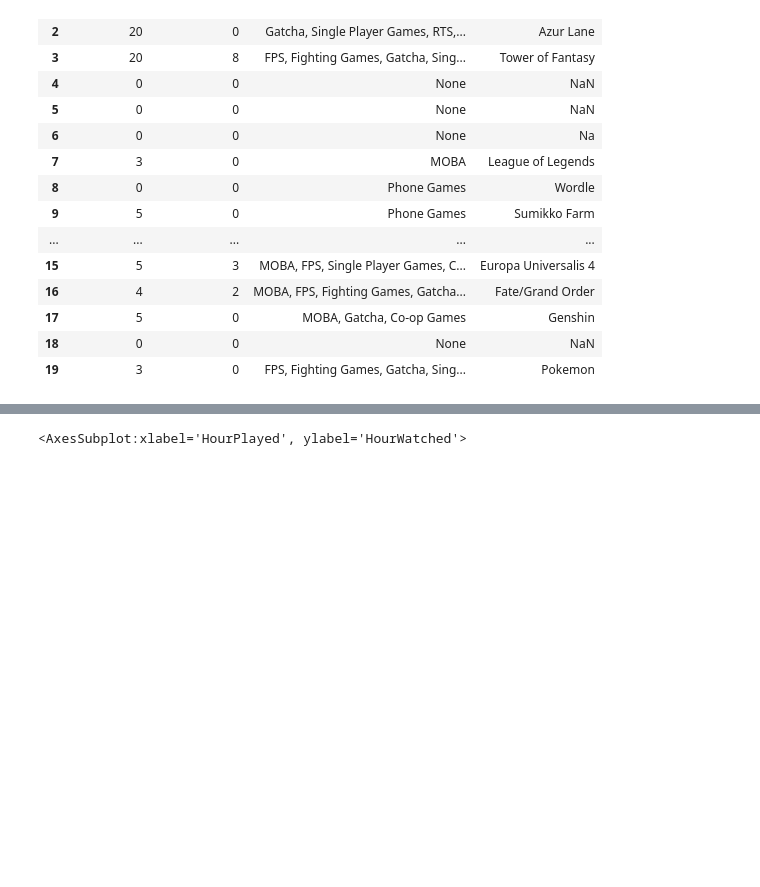
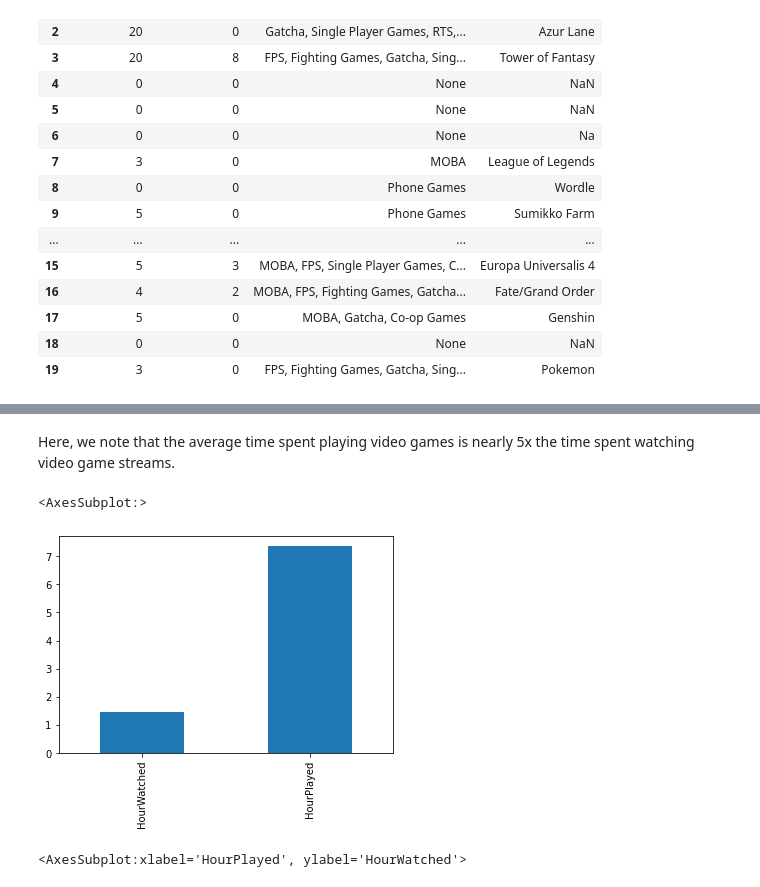
Before and after one commit to ssumachai/CS105-MiniProject, a Jupyter notebook: mini_project.ipynb, the cells around one changed output, grey strips where cells are left out. Cells and saved outputs as stored; diff of their text form; code cells hidden in the pictures; blank space fills up the shorter version.

```diff
--- a/mini_project.ipynb
+++ b/mini_project.ipynb
@@ -38,0 +41,8 @@ df.head(20)
+# %%
+avg = df.iloc[:, 0:2]
+
+avg['HourPlayed'] = avg['HourPlayed'].astype(float)
+avg['HourWatched'] = avg['HourWatched'].astype(float)
+avg = avg[['HourWatched', 'HourPlayed']].mean()
+
+avg
@@ -39,3 +63,10 @@ df.head(20)
+# %% [markdown]
+Here, we note that the average time spent playing video games is nearly 5x the time spent watching video game streams.
+# %%
+avg.plot.bar()
+# %% [output]
+<AxesSubplot:>
+[figure, added]
 # %%
 hour_play = df.drop(df[df.HourPlayed == 0].index)
 fig = px.histogram(hour_play, x='HourPlayed', nbins=60)
```
Also changed, not shown: parts of 5 cells of this notebook, 1 other file.
